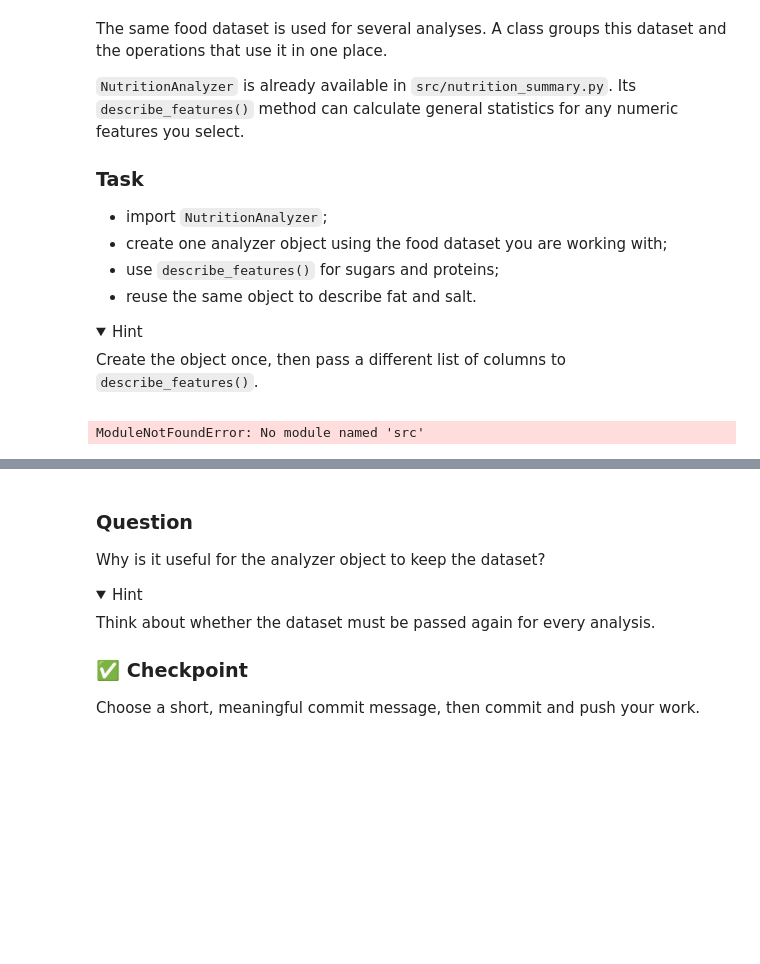
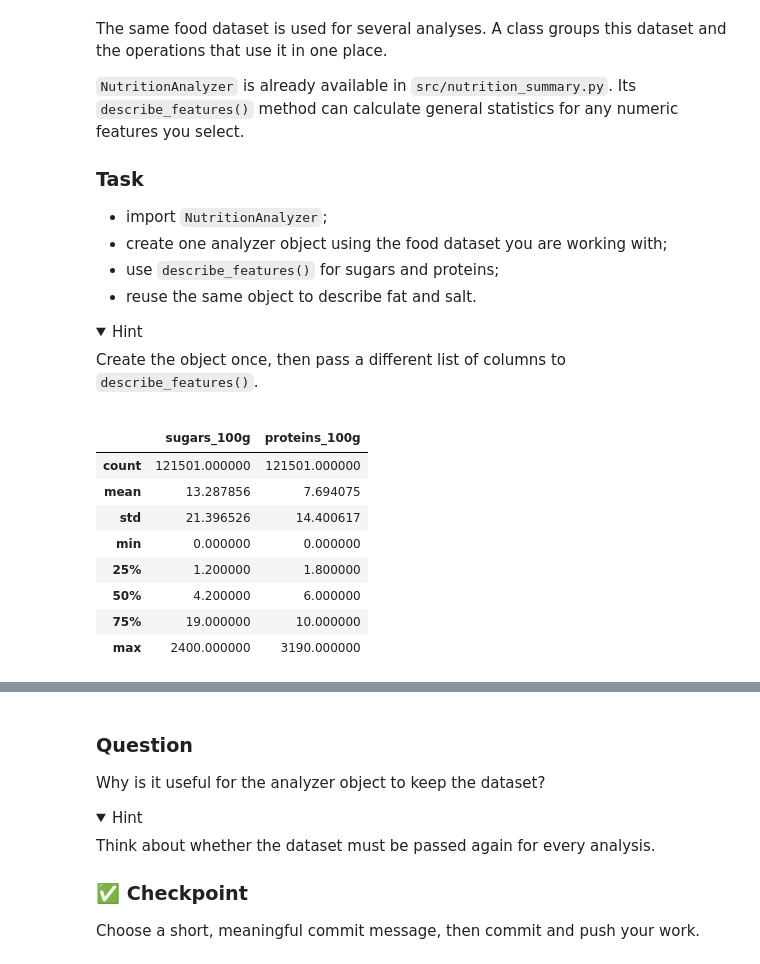
Before and after one commit to chloeruiz0300/TP2, a Jupyter notebook: Notebooks/Lab2_Best_Practices_Student.ipynb, the cells around one changed output, grey strips where cells are left out. Cells and saved outputs as stored; diff of their text form; code cells hidden in the pictures; folded sections open; blank space fills up the shorter version.

Commit message:
Use a class for nutrition analysis

```diff
--- a/Notebooks/Lab2_Best_Practices_Student.ipynb
+++ b/Notebooks/Lab2_Best_Practices_Student.ipynb
@@ -455,12 +455,23 @@ Create the object once, then pass a different list of columns to `describe_featu
 
 </details>
 # %%
-from src.nutrition_summary import NutritionAnalyzer
+from SRC.nutrition_summary import NutritionAnalyzer
 
 # Create one analyzer using the DataFrame prepared earlier.
 # Your code here
+analyzer = NutritionAnalyzer(df_data)
-# %% [output]
-ModuleNotFoundError: No module named 'src'
 # %%
 # Describe sugars/proteins, then fat/salt.
 # Your code here
+sugars_proteins_stats = analyzer.describe_features(["sugars_100g", "proteins_100g"])
+sugars_proteins_stats
+# %% [output]
+|  | sugars_100g | proteins_100g |
+| count | 121501.000000 | 121501.000000 |
+| mean | 13.287856 | 7.694075 |
+| std | 21.396526 | 14.400617 |
+| min | 0.000000 | 0.000000 |
+| 25% | 1.200000 | 1.800000 |
+| 50% | 4.200000 | 6.000000 |
+| 75% | 19.000000 | 10.000000 |
+| max | 2400.000000 | 3190.000000 |
```
Also changed, not shown: parts of 2 cells of this notebook.
